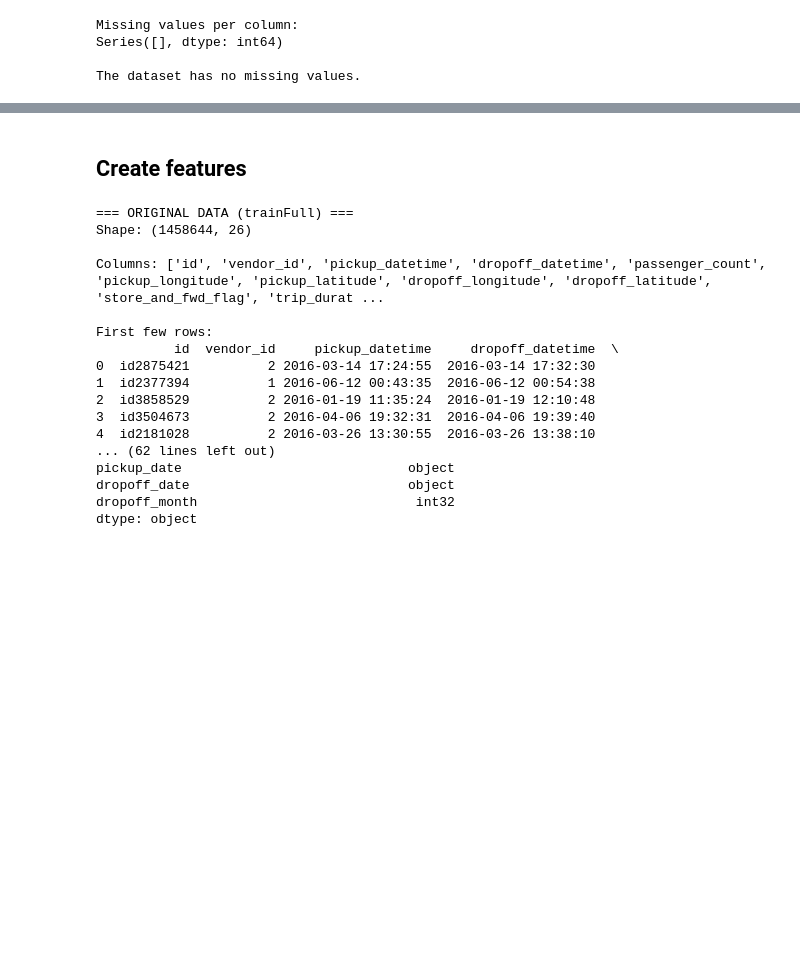
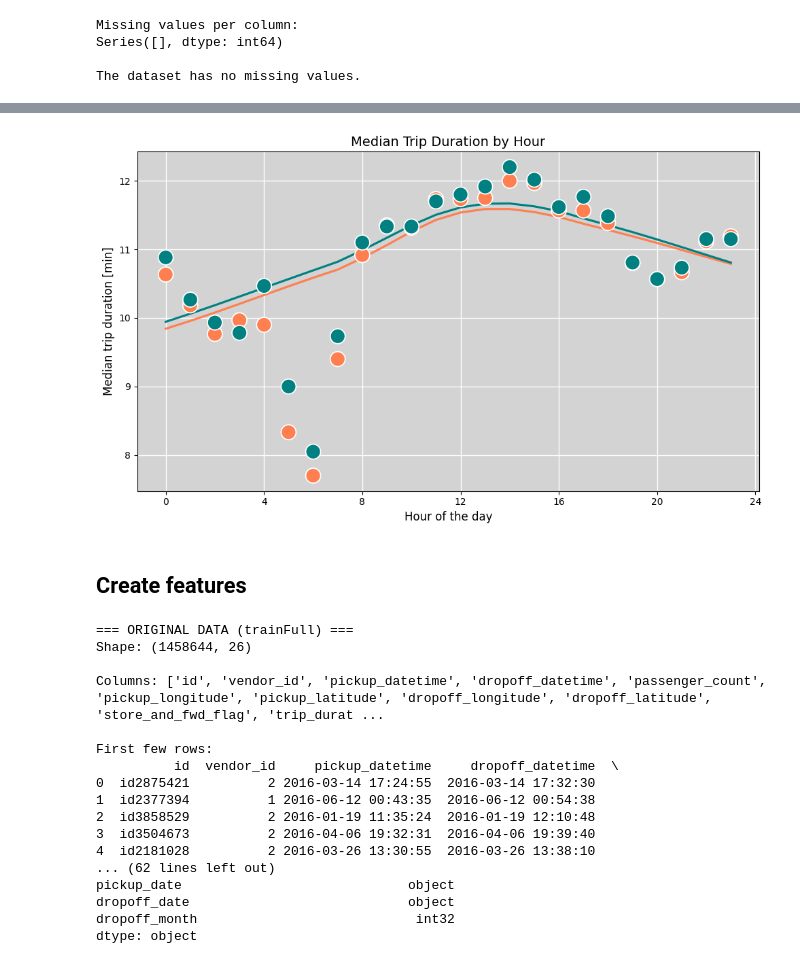
Before and after one commit to gav-ip/cse176-fall-proj, a Jupyter notebook: part3/taxi.ipynb, the cells around one changed output, grey strips where cells are left out. Cells and saved outputs as stored; diff of their text form; code cells hidden in the pictures; blank space fills up the shorter version.

Commit message:
feat: more feature visuals
pickup date/time vs trip_duration

```diff
--- a/part3/taxi.ipynb
+++ b/part3/taxi.ipynb
@@ -33,3 +169,58 @@ The dataset has no missing values.
+# %%
+import matplotlib.pyplot as plt
+import seaborn as sns
+import pandas as pd
+
+# Calculate median duration per hour and vendor
+summary_data = trainFull.groupby(['pickup_hour', 'vendor_id'])['trip_duration_min'].median().reset_index()
+
+fig, ax = plt.subplots(figsize=(10, 6))
+
+colors = {1: 'coral', 2: 'teal'}
+
+# Add SMOOTHING curves
+for vendor in [1, 2]:
+    subset = summary_data[summary_data['vendor_id'] == vendor]
+    if not subset.empty:
+        sns.regplot(
+            data=subset,
+            x='pickup_hour',
+            y='trip_duration_min',
+            scatter=False,
+            lowess=True,
+            color=colors[vendor],
+            ax=ax
+        )
+
+# Add POINTS
+sns.scatterplot(
+    data=summary_data,
+    x='pickup_hour',
+    y='trip_duration_min',
+    hue='vendor_id',
+    palette=colors,
+    s=250,
+    ax=ax,
+    zorder=3
+)
+
+# 3. Styling
+ax.set_xlabel("Hour of the day", fontsize=12)
+ax.set_ylabel("Median trip duration [min]", fontsize=12)
+ax.set_title("Median Trip Duration by Hour", fontsize=14)
+ax.set_xticks(range(0, 25, 4))
+ax.set_facecolor('lightgrey')
+ax.grid(True, color='white', linestyle='-', linewidth=1)
+ax.set_axisbelow(True)
+
+# Remove legend if desired
+if ax.get_legend():
+    ax.get_legend().remove()
+
+plt.tight_layout()
+plt.show()
+# %% [output]
+[figure, added]
 # %% [markdown]
 ## Create features
 # %%
```
Also changed, not shown: parts of 12 cells of this notebook, 1 other file.
